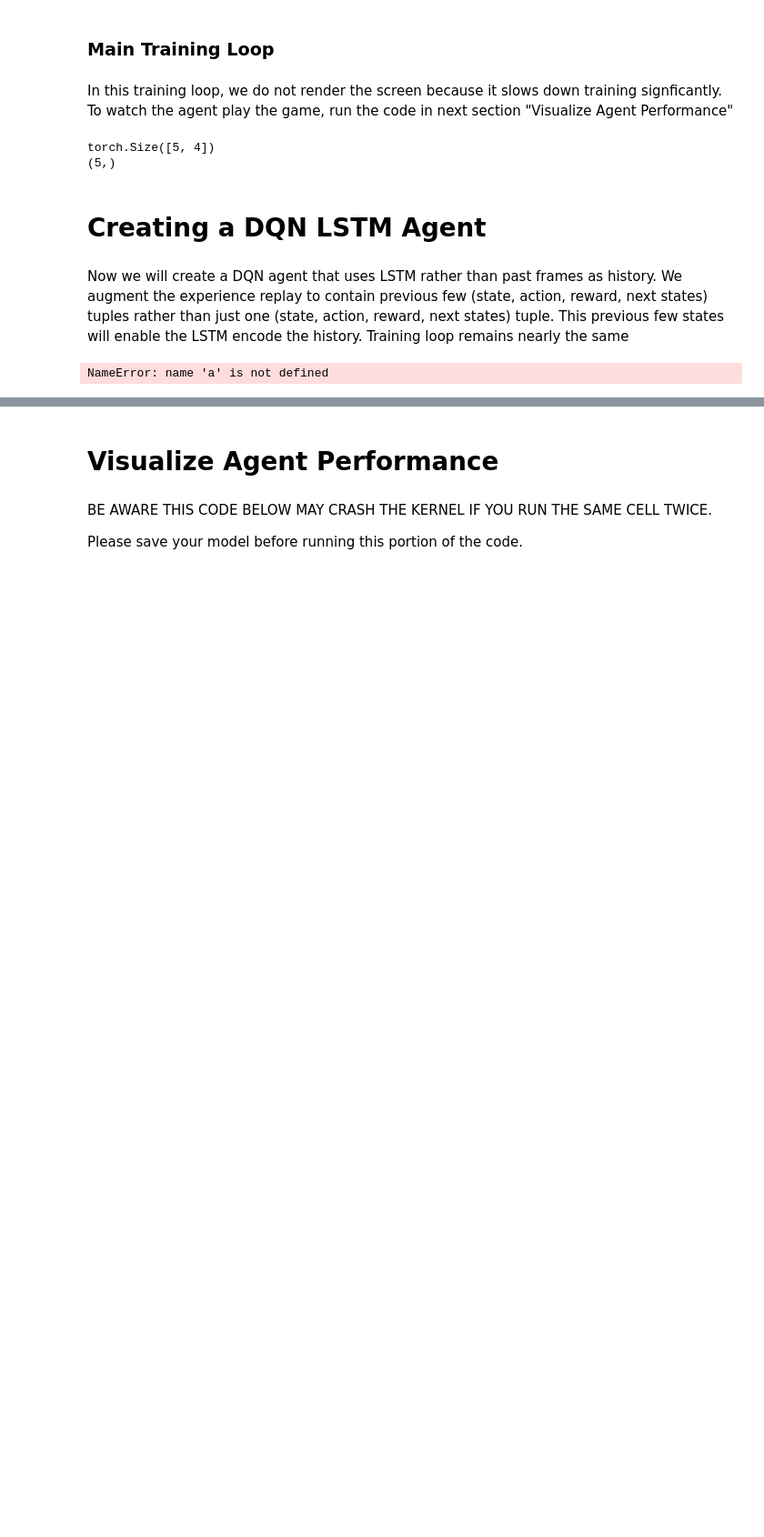
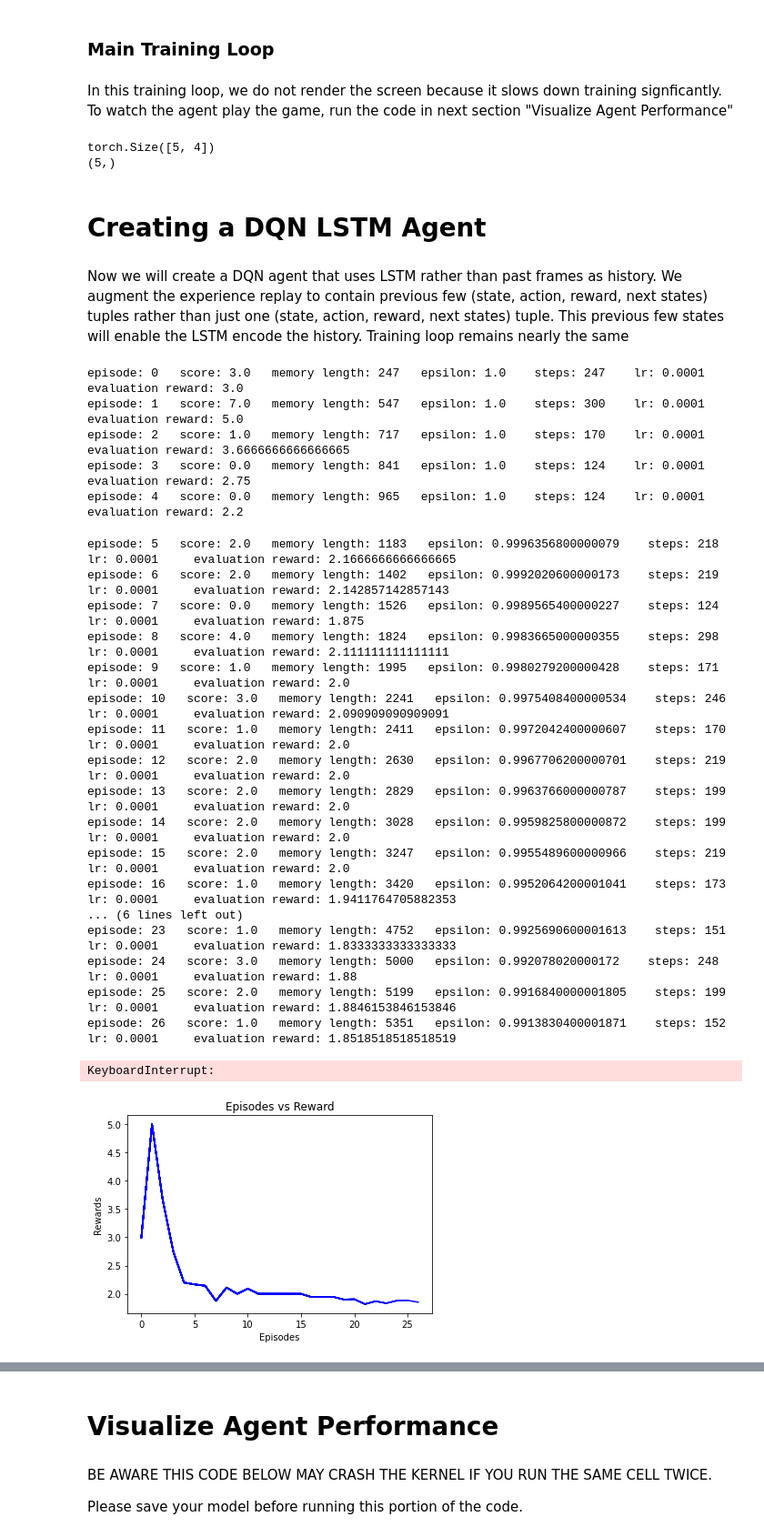
Before and after one commit to Toubat/CS444-MP, a Jupyter notebook: assignment5_materials/MP5.ipynb, the cells around one changed output, grey strips where cells are left out. Shown: that part at 91% size. Drawn from its saved outputs; the diff is of its cells as text; code cells hidden in the pictures; blank space fills up the shorter version.

Commit message:
update: DQN LSTM

```diff
--- a/assignment5_materials/MP5.ipynb
+++ b/assignment5_materials/MP5.ipynb
@@ -166,8 +176,10 @@ torch.Size([5, 4])
 # Creating a DQN LSTM Agent
 # %% [markdown]
 Now we will create a DQN agent that uses LSTM rather than past frames as history. We augment the experience replay to contain previous few (state, action, reward, next states) tuples rather than just one (state, action, reward, next states) tuple. This previous few states will enable the LSTM encode the history. Training loop remains nearly the same
+# %%
+from agent import LSTM_Agent
+double_dqn = False # set to True if using double DQN agent
 # %%
-from agent import LSTM_Agent
 agent = LSTM_Agent(action_size)
 evaluation_reward = deque(maxlen=evaluation_reward_length)
 frame = 0
@@ -176,6 +188,7 @@ memory_size = 0
 HISTORY_SIZE = 1
 rewards, episodes = [], []
 best_eval_reward = 0
+
 for e in range(EPISODES):
     done = False
     score = 0
@@ -198,11 +211,14 @@ for e in range(EPISODES):
         if step > 1 and len(np.unique(next_state[:189] == state[:189])) < 2:
             action = 0
         else:
-            action, hidden = agent.get_action(np.float32(history[:1, :, :]) / 255., hidden)
+            temp = np.float32(history[:1, :, :]) / 255.
+            action, hidden = agent.get_action(temp, hidden)
+
         state = next_state
         next_state, reward, done, info = env.step(action + 1)
 
         frame_next_state = get_frame(next_state)
+
         history[1, :, :] = frame_next_state
         terminal_state = check_live(life, info['lives'])
 
@@ -213,33 +229,57 @@ for e in range(EPISODES):
         # Store the transition in memory
         agent.memory.push(deepcopy(frame_next_state), action, r, terminal_state)
         # Start training after random sample generation
-        if(frame >= train_frame):
+        if(frame >= 1000):
             agent.train_policy_net(frame)
             # Update the target network only for Double DQN only
             if double_dqn and (frame % update_target_network_frequency)== 0:
                 agent.update_target_net()
+
         score += reward
         history[:1, :, :] = history[1:, :, :]
 
         if done:
             evaluation_reward.append(score)
             rewards.append(np.mean(evaluation_reward))
             episodes.append(e)
             pylab.plot(episodes, rewards, 'b')
             pylab.xlabel('Episodes')
             pylab.ylabel('Rewards')
             pylab.title('Episodes vs Reward')
             pylab.savefig("./save_graph/breakout_dqn_lstm.png") # save graph for training visualization
 
             # every episode, plot the play time
             print("episode:", e, "  score:", score, "  memory length:",
                   len(agent.memory), "  epsilon:", agent.epsilon, "   steps:", step,
                   "   lr:", agent.optimizer.param_groups[0]['lr'], "    evaluation reward:", np.mean(evaluation_reward))
 
             # if the mean of scores of last 100 episode is bigger than 5 save model
             ### Change this save condition to whatever you prefer ###
             if np.mean(evaluation_reward) > 5 and np.mean(evaluation_reward) > best_eval_reward:
                 torch.save(agent.policy_net, "./save_model/breakout_dqn.pth")
                 best_eval_reward = np.mean(evaluation_reward)
 # %% [output]
-NameError: name 'a' is not defined
+episode: 0   score: 3.0   memory length: 247   epsilon: 1.0    steps: 247    lr: 0.0001     evaluation reward: 3.0
+episode: 1   score: 7.0   memory length: 547   epsilon: 1.0    steps: 300    lr: 0.0001     evaluation reward: 5.0
+episode: 2   score: 1.0   memory length: 717   epsilon: 1.0    steps: 170    lr: 0.0001     evaluation reward: 3.6666666666666665
+episode: 3   score: 0.0   memory length: 841   epsilon: 1.0    steps: 124    lr: 0.0001     evaluation reward: 2.75
+episode: 4   score: 0.0   memory length: 965   epsilon: 1.0    steps: 124    lr: 0.0001     evaluation reward: 2.2
+episode: 5   score: 2.0   memory length: 1183   epsilon: 0.9996356800000079    steps: 218    lr: 0.0001     evaluation reward: 2.1666666666666665
+episode: 6   score: 2.0   memory length: 1402   epsilon: 0.9992020600000173    steps: 219    lr: 0.0001     evaluation reward: 2.142857142857143
+episode: 7   score: 0.0   memory length: 1526   epsilon: 0.9989565400000227    steps: 124    lr: 0.0001     evaluation reward: 1.875
+episode: 8   score: 4.0   memory length: 1824   epsilon: 0.9983665000000355    steps: 298    lr: 0.0001     evaluation reward: 2.111111111111111
+episode: 9   score: 1.0   memory length: 1995   epsilon: 0.9980279200000428    steps: 171    lr: 0.0001     evaluation reward: 2.0
+episode: 10   score: 3.0   memory length: 2241   epsilon: 0.9975408400000534    steps: 246    lr: 0.0001     evaluation reward: 2.090909090909091
+episode: 11   score: 1.0   memory length: 2411   epsilon: 0.9972042400000607    steps: 170    lr: 0.0001     evaluation reward: 2.0
+episode: 12   score: 2.0   memory length: 2630   epsilon: 0.9967706200000701    steps: 219    lr: 0.0001     evaluation reward: 2.0
+episode: 13   score: 2.0   memory length: 2829   epsilon: 0.9963766000000787    steps: 199    lr: 0.0001     evaluation reward: 2.0
+episode: 14   score: 2.0   memory length: 3028   epsilon: 0.9959825800000872    steps: 199    lr: 0.0001     evaluation reward: 2.0
+episode: 15   score: 2.0   memory length: 3247   epsilon: 0.9955489600000966    steps: 219    lr: 0.0001     evaluation reward: 2.0
+episode: 16   score: 1.0   memory length: 3420   epsilon: 0.9952064200001041    steps: 173    lr: 0.0001     evaluation reward: 1.9411764705882353
+... (6 lines left out)
+episode: 23   score: 1.0   memory length: 4752   epsilon: 0.9925690600001613    steps: 151    lr: 0.0001     evaluation reward: 1.8333333333333333
+episode: 24   score: 3.0   memory length: 5000   epsilon: 0.992078020000172    steps: 248    lr: 0.0001     evaluation reward: 1.88
+episode: 25   score: 2.0   memory length: 5199   epsilon: 0.9916840000001805    steps: 199    lr: 0.0001     evaluation reward: 1.8846153846153846
+episode: 26   score: 1.0   memory length: 5351   epsilon: 0.9913830400001871    steps: 152    lr: 0.0001     evaluation reward: 1.8518518518518519
+KeyboardInterrupt:
+[figure, added]
```
Also changed, not shown: parts of 8 cells of this notebook, 11 other files.
